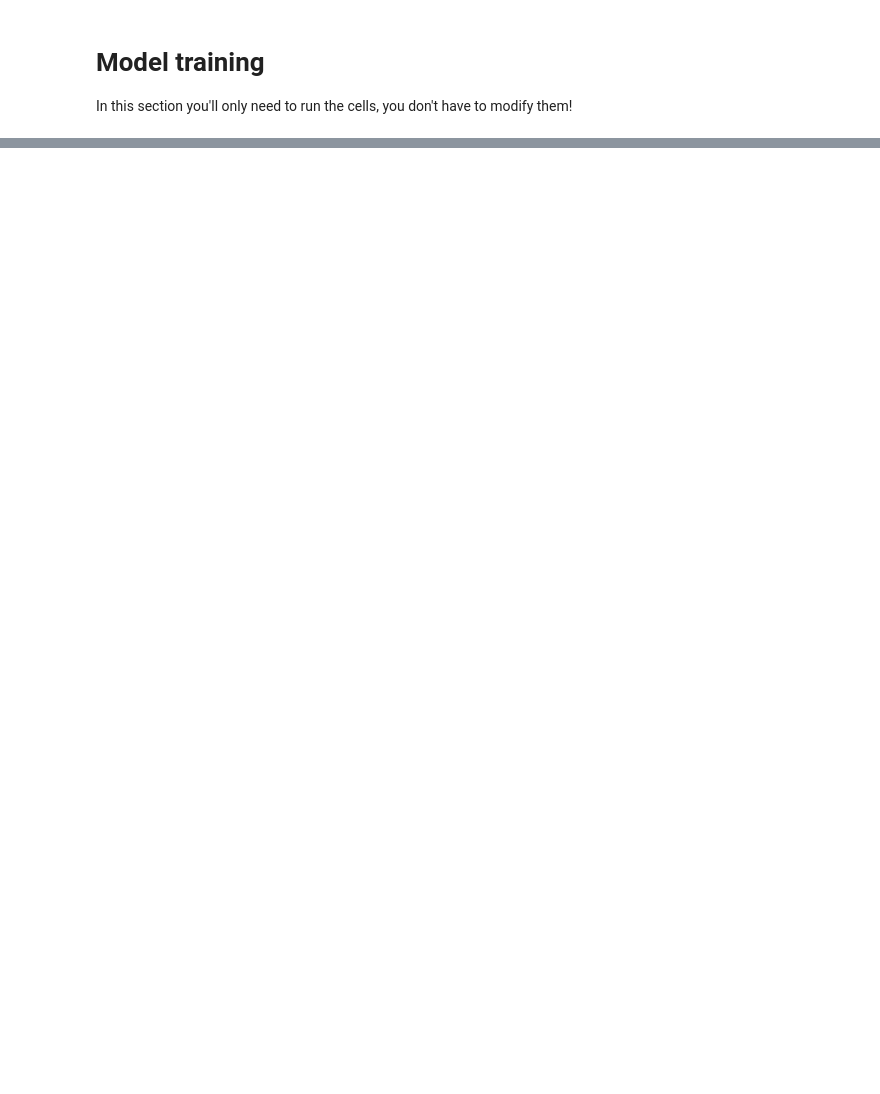
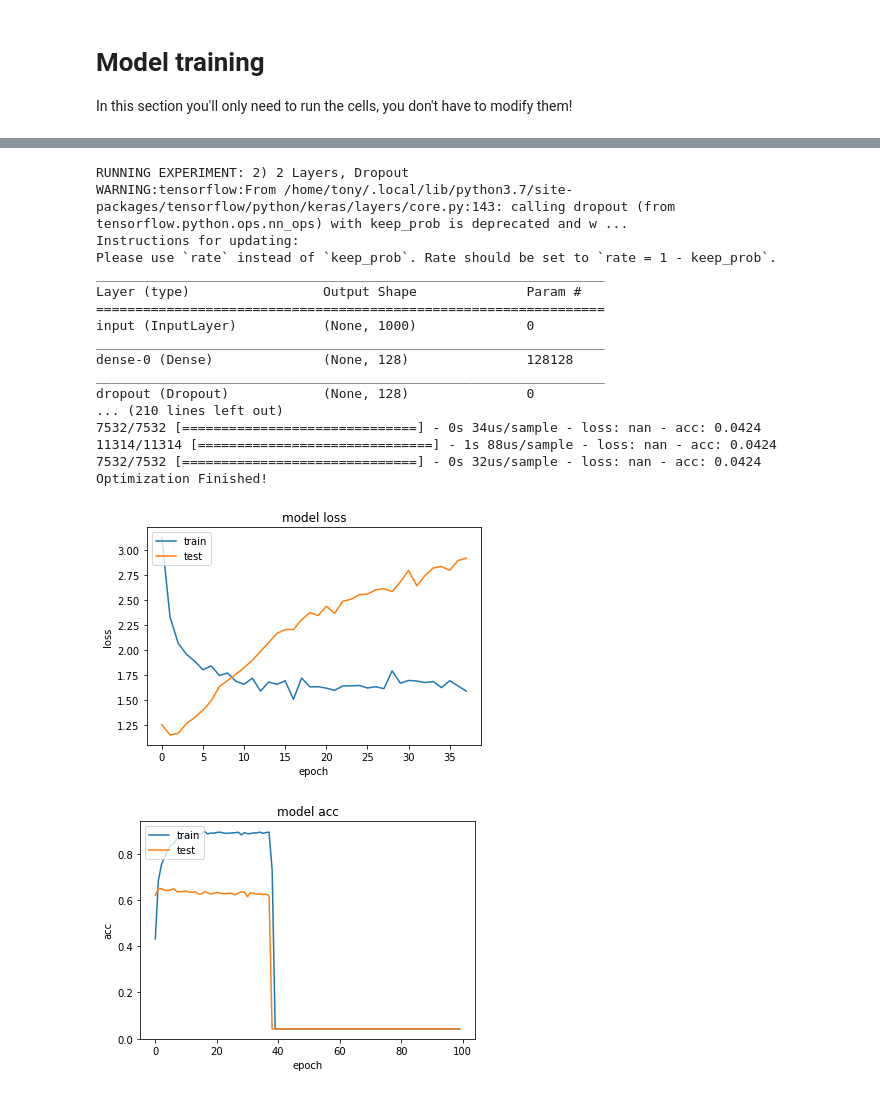
Before and after one commit to antonpetkoff/learning, a Jupyter notebook: text-mining/TM_lab08_MLP_Reg.ipynb, the cells around one changed output, grey strips where cells are left out. Cells and saved outputs as stored; diff of their text form; code cells hidden in the pictures; blank space fills up the shorter version.

```diff
--- a/text-mining/TM_lab08_MLP_Reg.ipynb
+++ b/text-mining/TM_lab08_MLP_Reg.ipynb
@@ -348,0 +368,35 @@ Final test accuracy: 0.6253319382667542
+# %%
+run_experiment(tf.contrib.training.HParams(
+    batch_size = 32,
+    max_epochs = 100,
+    max_features = 1000,
+    learning_rate = 0.03,
+    reg_param = 0.03,
+    dropout_keep_prob = 0.9,
+    use_dropout = True,
+    use_early_stoppoing = False,
+    early_stopping_patience = 1,
+    use_l2_reg = False,
+    layers = 2,
+    seed = 42
+), title="2) 2 Layers, Dropout")
+# %% [output]
+RUNNING EXPERIMENT: 2) 2 Layers, Dropout
+WARNING:tensorflow:From /home/tony/.local/lib/python3.7/site-packages/tensorflow/python/keras/layers/core.py:143: calling dropout (from tensorflow.python.ops.nn_ops) with keep_prob is deprecated and w ...
+Instructions for updating:
+Please use `rate` instead of `keep_prob`. Rate should be set to `rate = 1 - keep_prob`.
+_________________________________________________________________
+Layer (type)                 Output Shape              Param #
+=================================================================
+input (InputLayer)           (None, 1000)              0
+_________________________________________________________________
+dense-0 (Dense)              (None, 128)               128128
+_________________________________________________________________
+dropout (Dropout)            (None, 128)               0
+... (210 lines left out)
+7532/7532 [==============================] - 0s 34us/sample - loss: nan - acc: 0.0424
+11314/11314 [==============================] - 1s 88us/sample - loss: nan - acc: 0.0424
+7532/7532 [==============================] - 0s 32us/sample - loss: nan - acc: 0.0424
+Optimization Finished!
+[figure, added]
+[figure, added]
```
Also changed, not shown: parts of 13 cells of this notebook.
